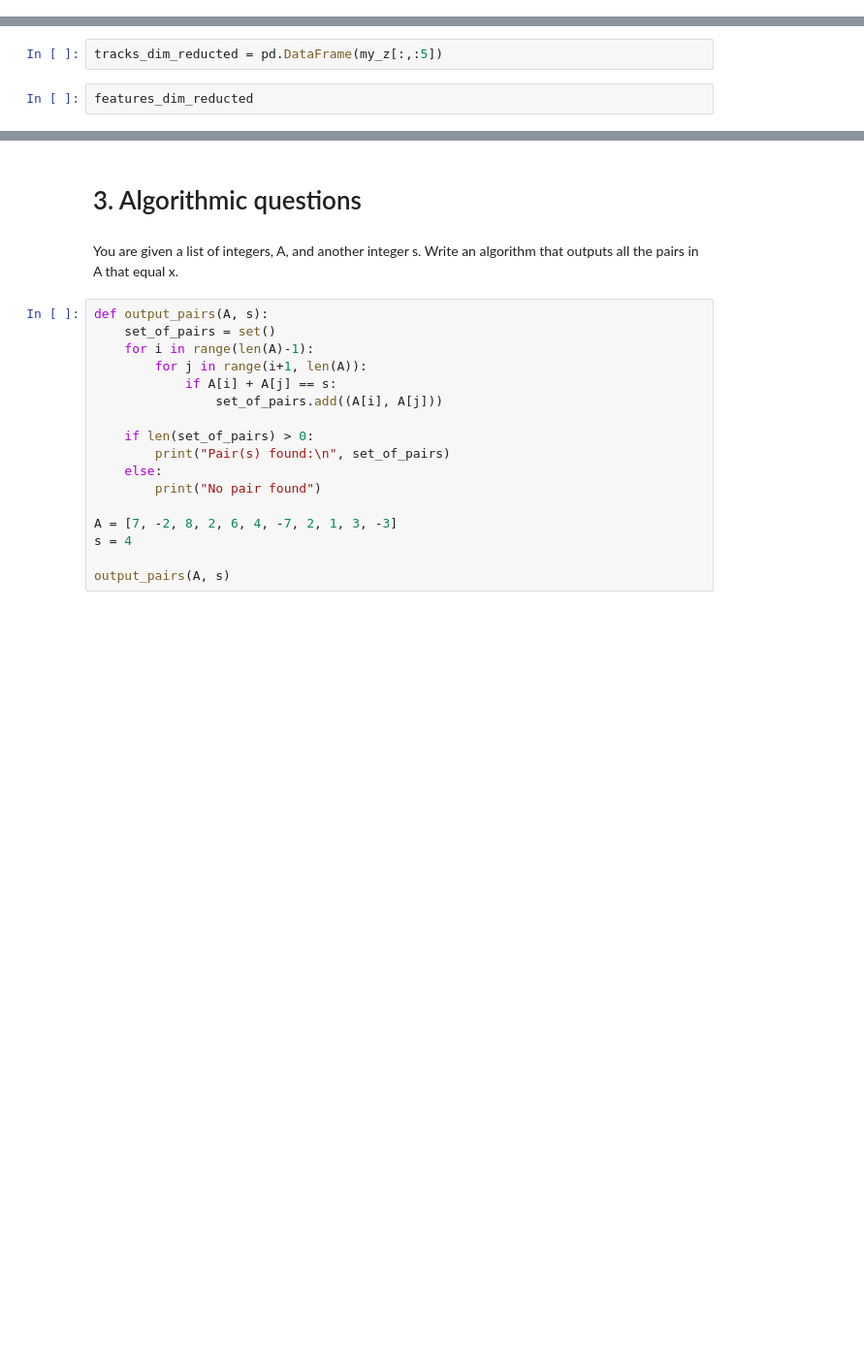
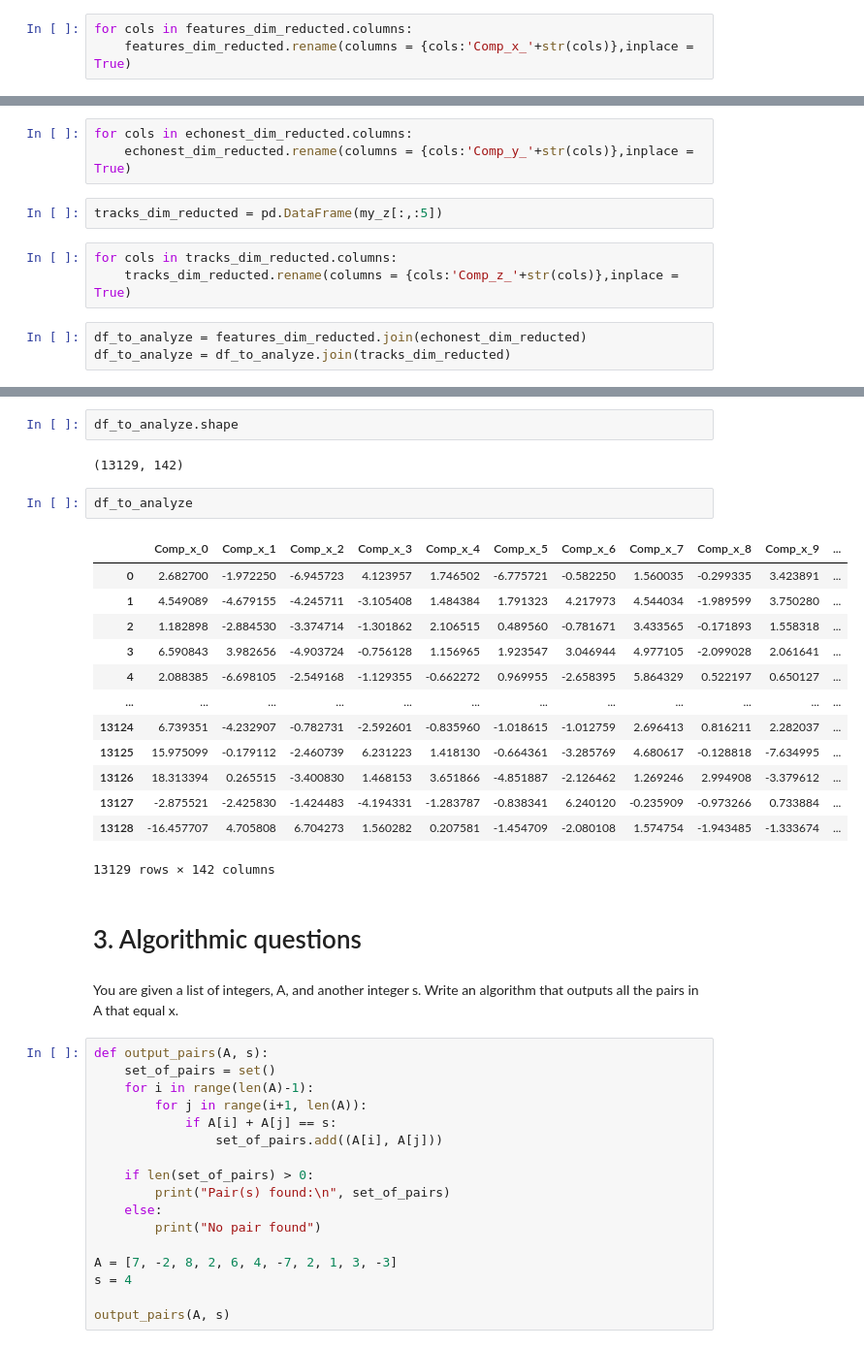
Before and after one commit to brauliovillalobos/ADM_HW4, a Jupyter notebook: ADM_HW4.ipynb, the cells around one changed output, grey strips where cells are left out. Shown: that part at 97% size. Drawn from its saved outputs; the diff is of its cells as text; blank space fills up the shorter version.

Commit message:
Union of datasets after dimensionality reduction
We join the 3 datasets after the dimensionality reduction.

```diff
--- a/ADM_HW4.ipynb
+++ b/ADM_HW4.ipynb
@@ -552,9 +534,19 @@ plt.plot(var3)
 #### Union of Datasets
 # %%
 features_dim_reducted = pd.DataFrame(my_x[:,:86])
+# %%
+for cols in features_dim_reducted.columns:
+    features_dim_reducted.rename(columns = {cols:'Comp_x_'+str(cols)},inplace = True)
 # %%
 echonest_dim_reducted = pd.DataFrame(my_y[:,:51])
+# %%
+for cols in echonest_dim_reducted.columns:
+    echonest_dim_reducted.rename(columns = {cols:'Comp_y_'+str(cols)},inplace = True)
 # %%
 tracks_dim_reducted = pd.DataFrame(my_z[:,:5])
+# %%
+for cols in tracks_dim_reducted.columns:
+    tracks_dim_reducted.rename(columns = {cols:'Comp_z_'+str(cols)},inplace = True)
 # %%
-features_dim_reducted
+df_to_analyze = features_dim_reducted.join(echonest_dim_reducted)
+df_to_analyze = df_to_analyze.join(tracks_dim_reducted)
@@ -575,3 +553,23 @@ features_dim_reducted
+# %%
+df_to_analyze.shape
+# %% [output]
+(13129, 142)
+# %%
+df_to_analyze
+# %% [output]
+|  | Comp_x_0 | Comp_x_1 | Comp_x_2 | Comp_x_3 | Comp_x_4 | Comp_x_5 | Comp_x_6 | Comp_x_7 | Comp_x_8 | Comp_x_9 | ... |
+| 0 | 2.682700 | -1.972250 | -6.945723 | 4.123957 | 1.746502 | -6.775721 | -0.582250 | 1.560035 | -0.299335 | 3.423891 | ... |
+| 1 | 4.549089 | -4.679155 | -4.245711 | -3.105408 | 1.484384 | 1.791323 | 4.217973 | 4.544034 | -1.989599 | 3.750280 | ... |
+| 2 | 1.182898 | -2.884530 | -3.374714 | -1.301862 | 2.106515 | 0.489560 | -0.781671 | 3.433565 | -0.171893 | 1.558318 | ... |
+| 3 | 6.590843 | 3.982656 | -4.903724 | -0.756128 | 1.156965 | 1.923547 | 3.046944 | 4.977105 | -2.099028 | 2.061641 | ... |
+| 4 | 2.088385 | -6.698105 | -2.549168 | -1.129355 | -0.662272 | 0.969955 | -2.658395 | 5.864329 | 0.522197 | 0.650127 | ... |
+| ... | ... | ... | ... | ... | ... | ... | ... | ... | ... | ... | ... |
+| 13124 | 6.739351 | -4.232907 | -0.782731 | -2.592601 | -0.835960 | -1.018615 | -1.012759 | 2.696413 | 0.816211 | 2.282037 | ... |
+| 13125 | 15.975099 | -0.179112 | -2.460739 | 6.231223 | 1.418130 | -0.664361 | -3.285769 | 4.680617 | -0.128818 | -7.634995 | ... |
+| 13126 | 18.313394 | 0.265515 | -3.400830 | 1.468153 | 3.651866 | -4.851887 | -2.126462 | 1.269246 | 2.994908 | -3.379612 | ... |
+| 13127 | -2.875521 | -2.425830 | -1.424483 | -4.194331 | -1.283787 | -0.838341 | 6.240120 | -0.235909 | -0.973266 | 0.733884 | ... |
+| 13128 | -16.457707 | 4.705808 | 6.704273 | 1.560282 | 0.207581 | -1.454709 | -2.080108 | 1.574754 | -1.943485 | -1.333674 | ... |
+13129 rows × 142 columns
 # %% [markdown]
 # 3. Algorithmic questions
 # %% [markdown]
```
Also changed, not shown: parts of 4 cells of this notebook.
